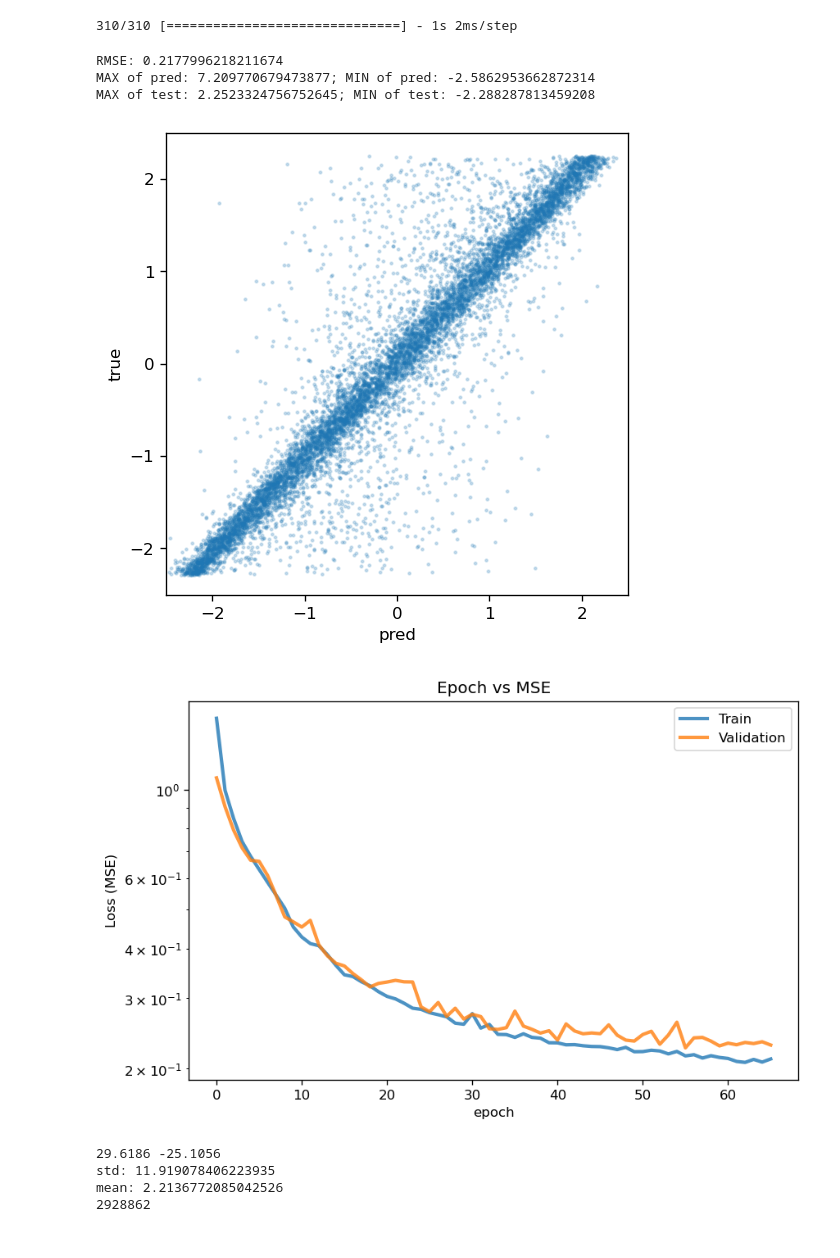
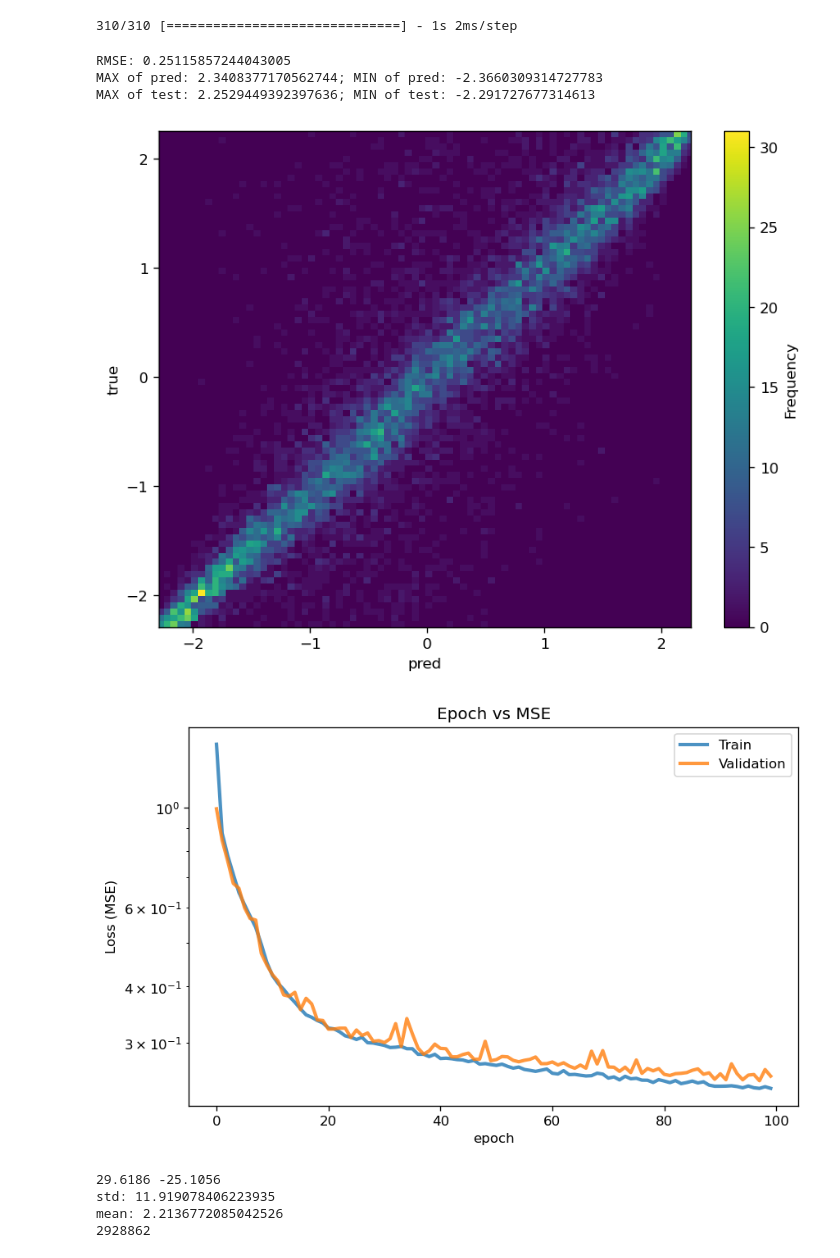
Before and after one commit to yygarypeng/Bell-Analysis, a Jupyter notebook: TRUTH3_dump_CutAnalysis/bell-cglmp-nn-simple-undersample.ipynb, the cells around one changed output. Cells and saved outputs as stored; diff of their text form; code cells hidden in the pictures.

```diff
--- a/TRUTH3_dump_CutAnalysis/bell-cglmp-nn-simple-undersample.ipynb
+++ b/TRUTH3_dump_CutAnalysis/bell-cglmp-nn-simple-undersample.ipynb
@@ -369,12 +368,19 @@ model = keras.models.Sequential()
 
 # LBN layer
 input_shape    = (4,4) # 4 particles, 16 vector components
-N_combinations = 16      # number of composite particles/rest frames
-model.add(LBNLayer(input_shape, N_combinations, boost_mode=LBN.PAIRS))
+N_combinations = 3      # number of composite particles/rest frames
+model.add(LBNLayer(input_shape,
+                   N_combinations,
+                   boost_mode=LBN.PAIRS,
+                   features=["E", "pt", "eta", "phi", "m", "pair_cos"],))
 
 # Simple DNN hidden layers
-model.add(layers.Dense(units=64, activation='elu'))
-model.add(layers.Dense(units=64, activation='elu'))
+model.add(layers.Dense(units=32, activation='elu'))
+model.add(layers.Dense(units=32, activation='elu'))
+model.add(layers.Dense(units=16, activation='elu'))
+model.add(layers.Dense(units=16, activation='elu'))
+model.add(layers.Dense(units=8, activation='elu'))
+model.add(layers.Dense(units=8, activation='elu'))
 
 # Last dense layer
 model.add(layers.Dense(units=1, activation='linear'))
@@ -472,7 +485,7 @@ history = model.fit(
     y=Bxy_train,
     validation_data=(valid, Bxy_valid),
     epochs=100,
-    batch_size=256,
+    batch_size=512,
     callbacks=stop_early
 )
 print("\nFinish!")
@@ -501,38 +522,40 @@ Bxy_pred = model.predict(test)
 # %%
 from sklearn.metrics import mean_squared_error
 
 print(f'''RMSE: {mean_squared_error(Bxy_test, Bxy_pred)}
 MAX of pred: {Bxy_pred.max()}; MIN of pred: {Bxy_pred.min()}
 MAX of test: {Bxy_test.max()}; MIN of test: {Bxy_test.min()}''')
 
 # Plot the results
-fig = plt.figure(figsize=(5,5), dpi=120)
-ax = fig.add_subplot()
-plt.plot(Bxy_pred, Bxy_test, '.', color="tab:blue", alpha=.2, markersize=3)
-plt.xlim([-2.5,2.5])
-plt.ylim([-2.5,2.5])
+fig = plt.figure(figsize=(8,6), dpi=120)
+plt.hist2d(Bxy_pred.flatten(), Bxy_test, bins=(80, 80), cmap='viridis')
+cbar = plt.colorbar()
+cbar.set_label('Frequency')
+min_scl = np.max([np.min(Bxy_pred), np.min(Bxy_test)])
+max_scl = np.min([np.max(Bxy_pred), np.max(Bxy_test)])
+plt.xlim([min_scl, max_scl])
+plt.ylim([min_scl, max_scl])
 plt.xlabel('pred')
 plt.ylabel('true')
-ax.set_aspect('equal', adjustable='box')
 plt.show()
 plt.close()
 
 fig = plt.figure(figsize=(8,5), dpi=120)
 plt.plot(history.history['loss'], lw=2.5, label='Train', alpha=.8)
 plt.plot(history.history['val_loss'], lw=2.5, label='Validation', alpha=.8)
 plt.semilogy()
 plt.title('Epoch vs MSE')
 plt.xlabel('epoch')
 plt.ylabel('Loss (MSE)')
 plt.legend(loc='best')
 plt.show()
 plt.close()
 # %% [output]
-RMSE: 0.2177996218211674
-MAX of pred: 7.209770679473877; MIN of pred: -2.5862953662872314
-MAX of test: 2.2523324756752645; MIN of test: -2.288287813459208
+RMSE: 0.25115857244043005
+MAX of pred: 2.3408377170562744; MIN of pred: -2.3660309314727783
+MAX of test: 2.2529449392397636; MIN of test: -2.291727677314613
-[figure, old version]
+[figure, new version]
-[figure, old version]
+[figure, new version]
 # %%
 
 plt.hist(CGLMP['Bxy'], bins=50)
```
Also changed, not shown: parts of 9 cells of this notebook, 3 other files.
